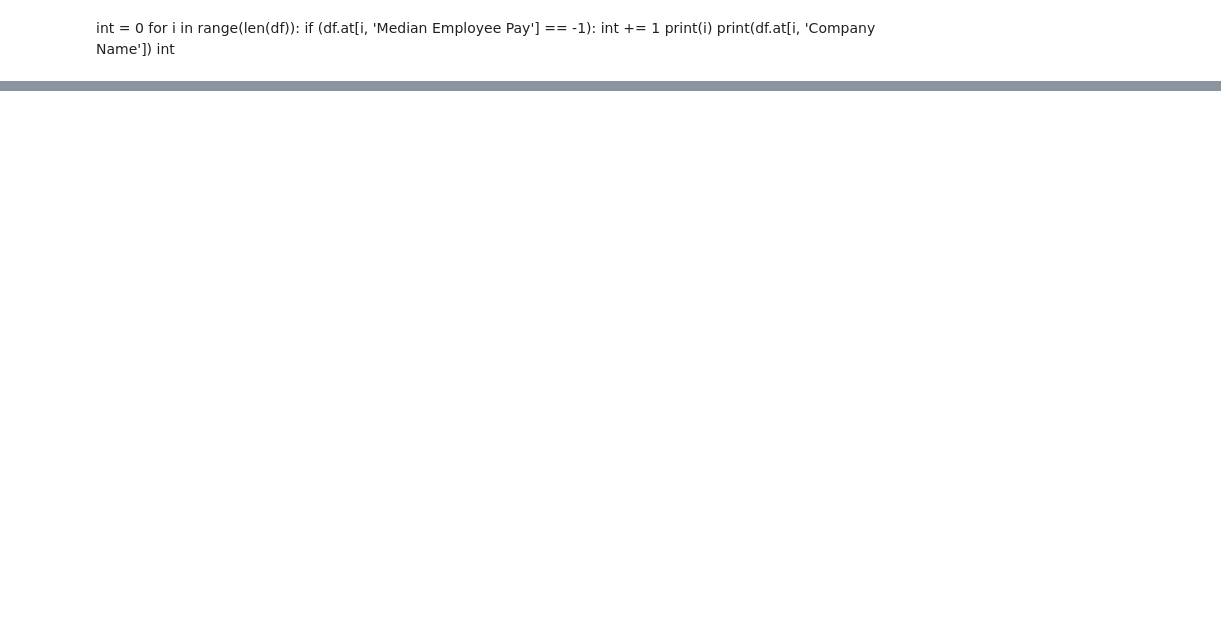
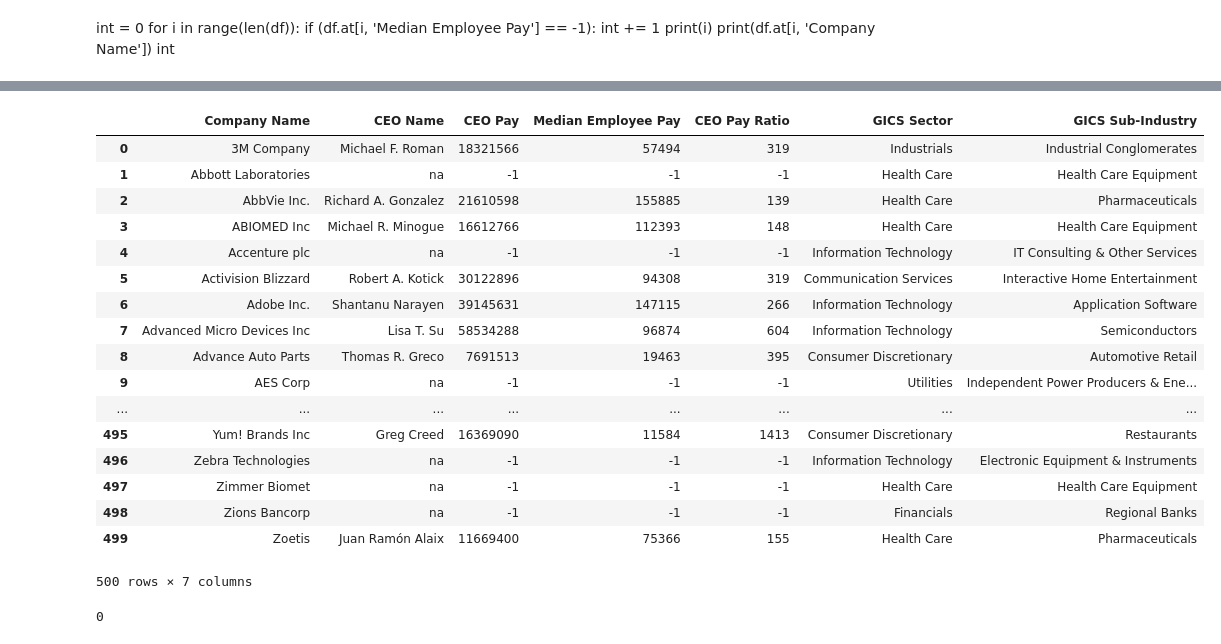
Before and after one commit to Larry-Gan/PCS-PolitCS, a Jupyter notebook: multi_site_ratio.ipynb, the cells around one changed output, grey strips where cells are left out. Drawn from its saved outputs; the diff is of its cells as text; code cells hidden in the pictures; blank space fills up the shorter version.

```diff
--- a/multi_site_ratio.ipynb
+++ b/multi_site_ratio.ipynb
@@ -478,0 +497,3 @@ TypeError: unhashable type: 'dict'
+# %%
+subIndustries = list(companies1['GICS Sub-Industry'])
+('GICS Sub-Industry', subIndustries)
@@ -478,0 +518,3 @@ TypeError: unhashable type: 'dict'
+# %%
+col.append(('GICS Sector', industries))
+col
@@ -478,0 +539,3 @@ TypeError: unhashable type: 'dict'
+# %%
+col.append(('GICS Sub-Industry', subIndustries))
+col
@@ -478,0 +560,37 @@ TypeError: unhashable type: 'dict'
+# %%
+Dict={title:column for (title,column) in col}
+df_ratio=pd.DataFrame(Dict)
+# %%
+df_ratio
+# %% [output]
+|  | Company Name | CEO Name | CEO Pay | Median Employee Pay | CEO Pay Ratio | GICS Sector | GICS Sub-Industry |
+| 0 | 3M Company | Michael F. Roman | 18321566 | 57494 | 319 | Industrials | Industrial Conglomerates |
+| 1 | Abbott Laboratories | na | -1 | -1 | -1 | Health Care | Health Care Equipment |
+| 2 | AbbVie Inc. | Richard A. Gonzalez | 21610598 | 155885 | 139 | Health Care | Pharmaceuticals |
+| 3 | ABIOMED Inc | Michael R. Minogue | 16612766 | 112393 | 148 | Health Care | Health Care Equipment |
+| 4 | Accenture plc | na | -1 | -1 | -1 | Information Technology | IT Consulting & Other Services |
+| 5 | Activision Blizzard | Robert A. Kotick | 30122896 | 94308 | 319 | Communication Services | Interactive Home Entertainment |
+| 6 | Adobe Inc. | Shantanu Narayen | 39145631 | 147115 | 266 | Information Technology | Application Software |
+| 7 | Advanced Micro Devices Inc | Lisa T. Su | 58534288 | 96874 | 604 | Information Technology | Semiconductors |
+| 8 | Advance Auto Parts | Thomas R. Greco | 7691513 | 19463 | 395 | Consumer Discretionary | Automotive Retail |
+| 9 | AES Corp | na | -1 | -1 | -1 | Utilities | Independent Power Producers & Ene... |
+| ... | ... | ... | ... | ... | ... | ... | ... |
+| 495 | Yum! Brands Inc | Greg Creed | 16369090 | 11584 | 1413 | Consumer Discretionary | Restaurants |
+| 496 | Zebra Technologies | na | -1 | -1 | -1 | Information Technology | Electronic Equipment & Instruments |
+| 497 | Zimmer Biomet | na | -1 | -1 | -1 | Health Care | Health Care Equipment |
+| 498 | Zions Bancorp | na | -1 | -1 | -1 | Financials | Regional Banks |
+| 499 | Zoetis | Juan Ramón Alaix | 11669400 | 75366 | 155 | Health Care | Pharmaceuticals |
+500 rows × 7 columns
+# %%
+#verifying correctness
+
+int = 0
+
+for i in range(len(companies)):
+    if (df_ratio.at[i, 'GICS Sector'] != companies1.at[i, 'GICS\xa0Sector'] or df_ratio.at[i, 'GICS Sub-Industry'] != companies1.at[i, 'GICS Sub-Industry']):
+        int += 1
+        print(df.at[i, 'Company Name'] + " is not " + companies1.at[i, 'Security'])
+        print(i)
+int
+# %% [output]
+0
```
Also changed, not shown: parts of 18 cells of this notebook, 2 other files.
